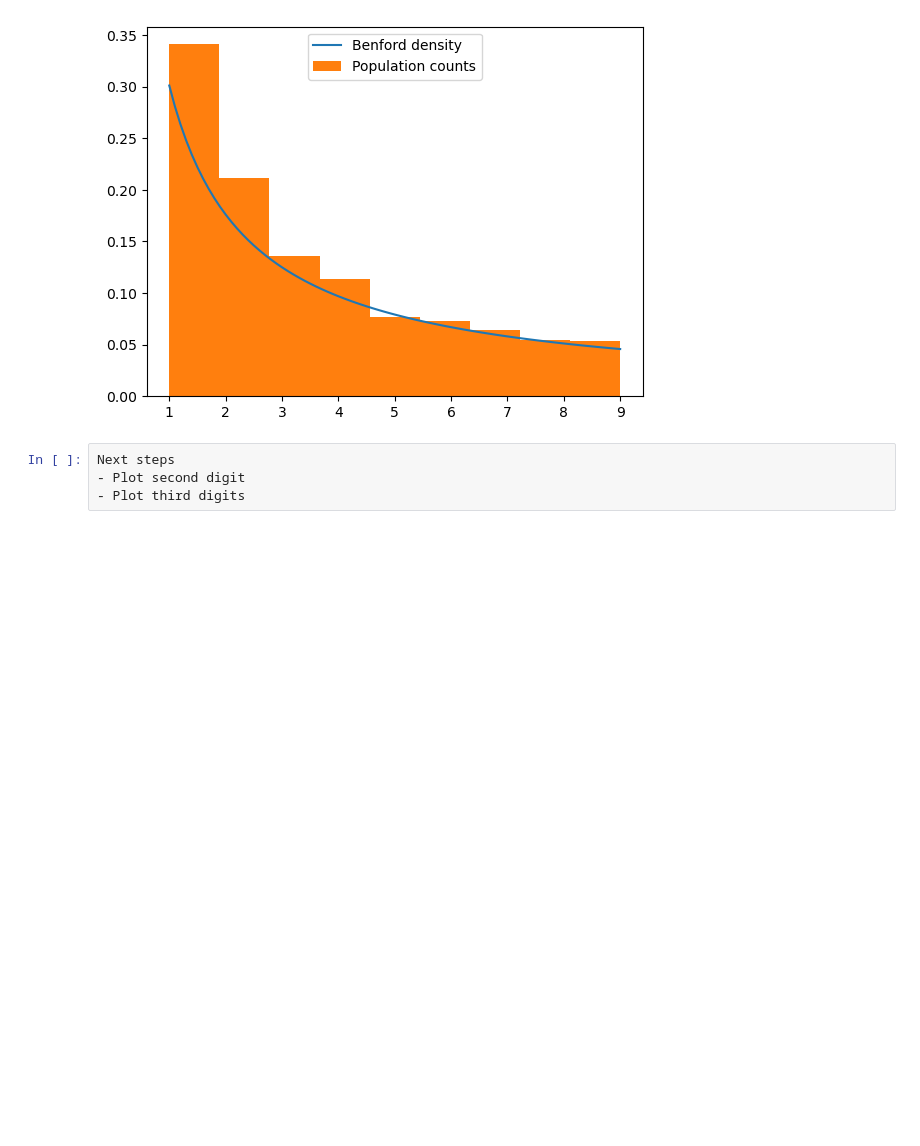
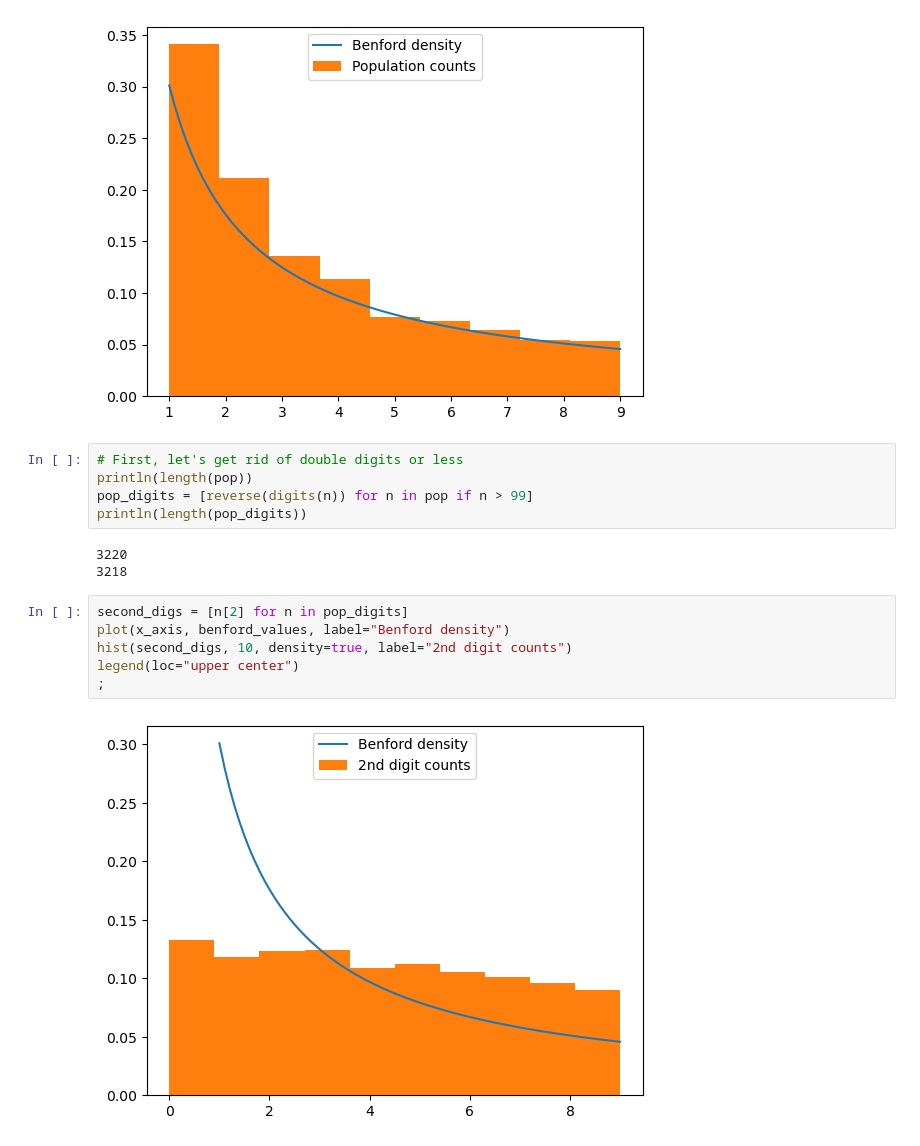
Before and after one commit to starkcoffee/maths, a Jupyter notebook: prob_sim_book/BenfordsLaw.ipynb, the cells around one changed output. Drawn from its saved outputs; the diff is of its cells as text; blank space fills up the shorter version.

Commit message:
Benfords Law: Add 2nd and 3rd counts

```diff
--- a/prob_sim_book/BenfordsLaw.ipynb
+++ b/prob_sim_book/BenfordsLaw.ipynb
@@ -82,7 +82,19 @@ legend(loc="upper center")
 ;
 # %% [output]
 [figure]
-# %%
-Next steps
-- Plot second digit
-- Plot third digits
+# %%
+# First, let's get rid of double digits or less
+println(length(pop))
+pop_digits = [reverse(digits(n)) for n in pop if n > 99]
+println(length(pop_digits))
+# %% [output]
+3220
+3218
+# %%
+second_digs = [n[2] for n in pop_digits]
+plot(x_axis, benford_values, label="Benford density")
+hist(second_digs, 10, density=true, label="2nd digit counts")
+legend(loc="upper center")
+;
+# %% [output]
+[figure, added]
```
Also changed, not shown: parts of 3 cells of this notebook.
